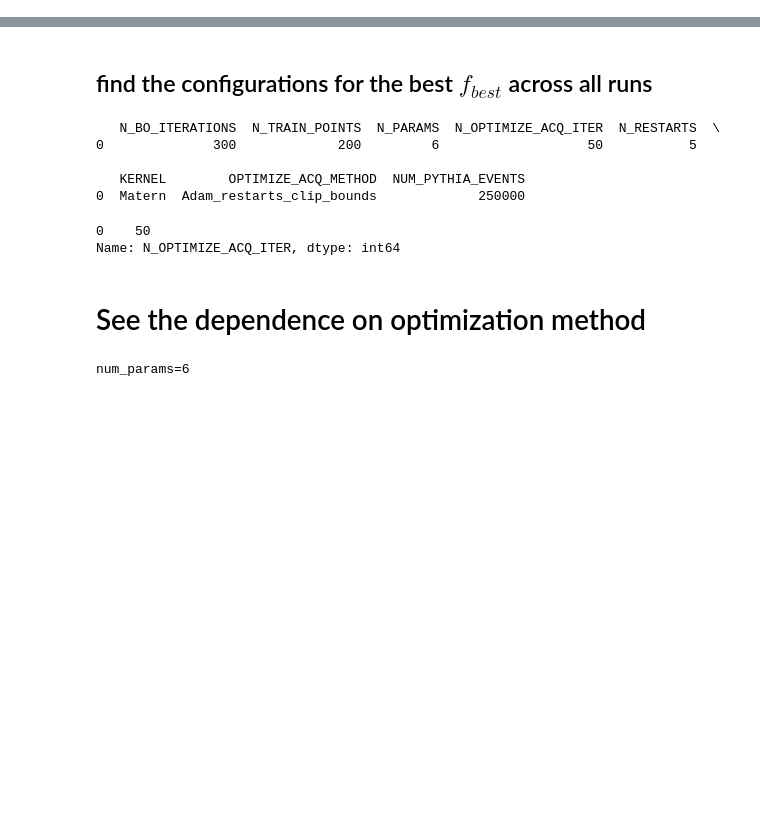
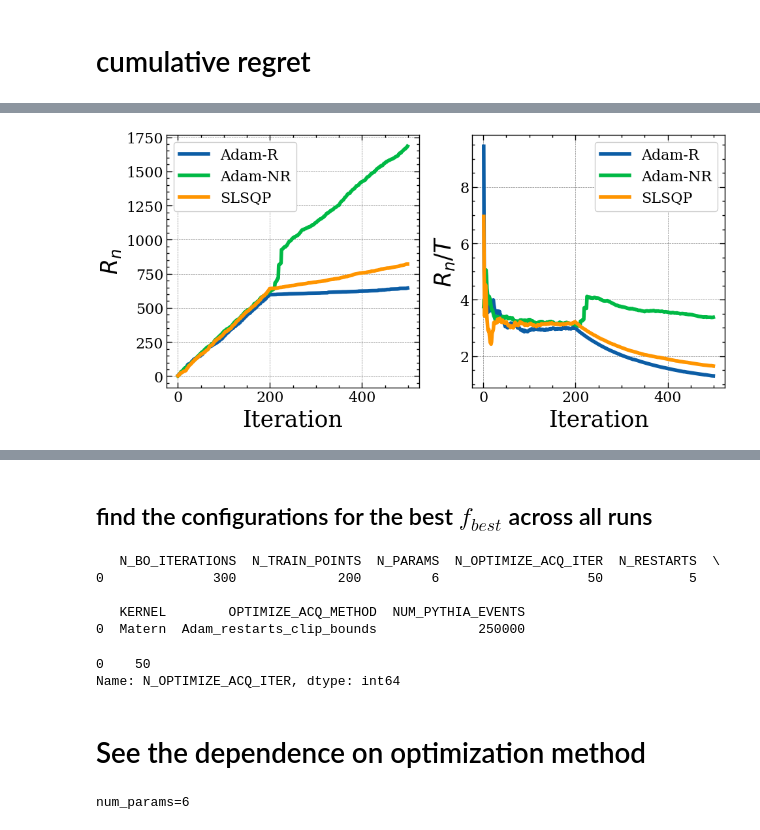
Before and after one commit to AliAlkadhim/BayesOptPythia, a Jupyter notebook: BayesOpt/src/post_processing_toy_three_min.ipynb, the cells around one changed output, grey strips where cells are left out. Saved outputs shown, nothing was run; the diff lists cells and outputs as text; code cells hidden in the pictures; blank space fills up the shorter version.

```diff
--- a/BayesOpt/src/post_processing_toy_three_min.ipynb
+++ b/BayesOpt/src/post_processing_toy_three_min.ipynb
@@ -154,0 +200,65 @@ num_params=6
+# %% [markdown]
+# cumulative regret
+# %%
+object_func = toy_objective_func_one_min
+
+param_names = list(PARAM_DICT.keys())
+num_params =len(PARAM_DICT)
+print(f'num_params={num_params}')
+
+# num_train_points_l = [25, 200] #[1]#
+N_TRAIN_POINTS=200
+# n_bo_iterations_l = [30, 100, 300]
+N_BO_ITERATIONS=300
+# n_optimize_acq_iter_l = [10, 50, 100]
+N_OPTIMIZE_ACQ_ITER=100
+# n_restarts_l = [5, 25]
+N_RESTARTS=25
+optimize_acq_method_l = ['Adam_restarts_clip_bounds', 'Adam_no_clip_bounds', 'scipy']
+
+fig, ax = plt.subplots(1,2,figsize=(10,5))
+
+for optimize_acq_method in optimize_acq_method_l:
+
+        hyper_params_dict = {
+        'N_BO_ITERATIONS': N_BO_ITERATIONS,
+        'N_TRAIN_POINTS': N_TRAIN_POINTS,
+        'N_PARAMS': num_params,
+        'N_OPTIMIZE_ACQ_ITER': n_optimize_acq_iter,
+        'N_RESTARTS': N_RESTARTS,
+        'KERNEL': KERNEL,
+        'OPTIMIZE_ACQ_METHOD': optimize_acq_method,
+        'NUM_PYTHIA_EVENTS': NUM_PYTHIA_EVENTS,
+        }
+
+        _, config_string = configs_df(hyper_params_dict)
+
+        dir_name = directory_name(object_func, hyper_params_dict)
+        # print(f'dir_name={dir_name}')
+        path_name = os.path.join(BAYESOPT_BASE, 'BayesOpt', 'output', dir_name)
+        # load the results
+        history_df = load_history_df(path_name)
+        iterations = np.arange(len(history_df))
+        # print(history_df['chi2'].head())
+
+        cum_regret = (history_df['chi2']).cumsum()
+        cum_regret_T = cum_regret / iterations
+        print('\t', cum_regret)
+        ax[0].plot(iterations, cum_regret, label=labels_dict[optimize_acq_method], linewidth=4)
+
+        ax[0].set_xlabel('Iteration', fontsize=25)
+        ax[0].set_ylabel(r'$R_n$', fontsize=25)
+        # ax[0].set_title(f'{object_func.__name__}')
+        ax[0].grid(True)
+
+        ax[1].plot(iterations, cum_regret_T, label=labels_dict[optimize_acq_method], linewidth=4)
+        ax[1].set_xlabel('Iteration', fontsize=25)
+        ax[1].set_ylabel(r'$R_n/T$', fontsize=25)
+        # ax[1].set_title(f'EI acquisition function')
+        ax[1].grid(True)
+ax[0].legend()
+ax[1].legend()
+
+plt.tight_layout()
+plt.savefig(os.path.join(BAYESOPT_BASE, 'BayesOpt', 'output', 'post_processing', 'f_onemin_Regret_opt_methods.pdf'))
+# %% [output]
@@ -154,0 +282 @@ num_params=6
+[figure, added]
```
Also changed, not shown: parts of 17 cells of this notebook, 13 other files.
